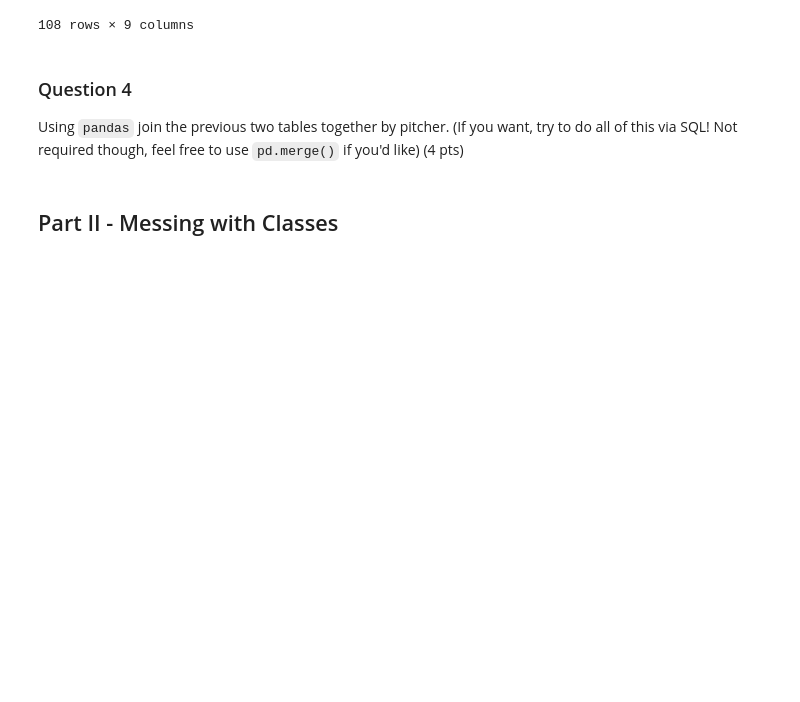
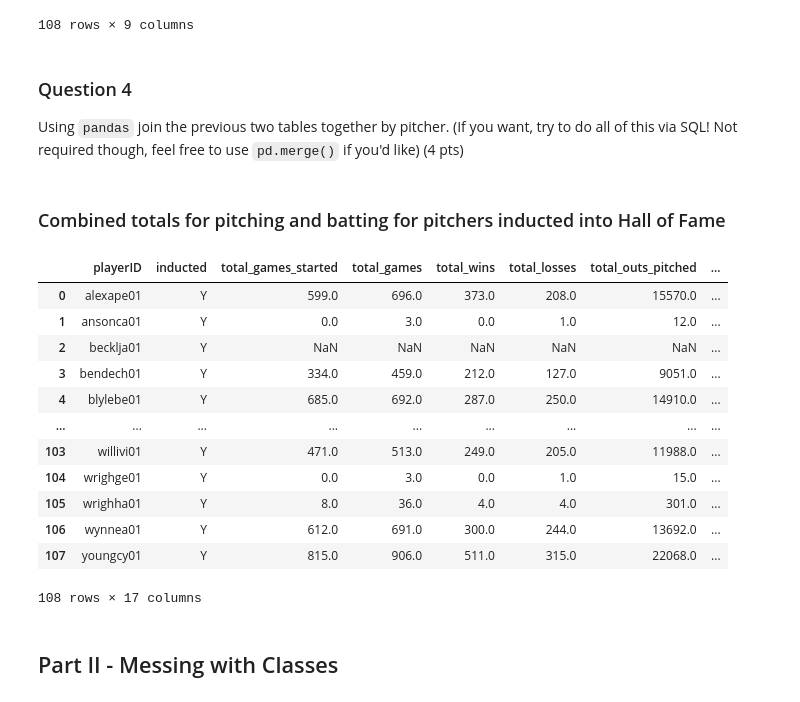
Before and after one commit to pressleydavid/hw5, a Jupyter notebook: HW6_ST554_DavidPressley.ipynb, the cells around one changed output. Saved outputs shown, nothing was run; the diff lists cells and outputs as text; code cells hidden in the pictures; blank space fills up the shorter version.

```diff
--- a/HW6_ST554_DavidPressley.ipynb
+++ b/HW6_ST554_DavidPressley.ipynb
@@ -158,6 +158,30 @@ display(hof_pitch_bat_stat)
 # %% [markdown]
 ### Question 4
 Using `pandas` join the previous two tables together by pitcher. (If you want, try to do all of this via SQL! Not required though, feel free to use `pd.merge()` if you'd like) (4 pts)
+# %%
+combined_hof_stats = pd.merge(
+    hof_pitchers,
+    hof_pitch_bat_stat,
+    on = ['playerID','inducted'],
+    how = 'outer'
+)
+display(Markdown(f"### Combined totals for pitching and batting for pitchers inducted into Hall of Fame"))
+display(combined_hof_stats)
+# %% [output]
+### Combined totals for pitching and batting for pitchers inducted into Hall of Fame
+|  | playerID | inducted | total_games_started | total_games | total_wins | total_losses | total_outs_pitched | ... |
+| 0 | alexape01 | Y | 599.0 | 696.0 | 373.0 | 208.0 | 15570.0 | ... |
+| 1 | ansonca01 | Y | 0.0 | 3.0 | 0.0 | 1.0 | 12.0 | ... |
+| 2 | becklja01 | Y | NaN | NaN | NaN | NaN | NaN | ... |
+| 3 | bendech01 | Y | 334.0 | 459.0 | 212.0 | 127.0 | 9051.0 | ... |
+| 4 | blylebe01 | Y | 685.0 | 692.0 | 287.0 | 250.0 | 14910.0 | ... |
+| ... | ... | ... | ... | ... | ... | ... | ... | ... |
+| 103 | willivi01 | Y | 471.0 | 513.0 | 249.0 | 205.0 | 11988.0 | ... |
+| 104 | wrighge01 | Y | 0.0 | 3.0 | 0.0 | 1.0 | 15.0 | ... |
+| 105 | wrighha01 | Y | 8.0 | 36.0 | 4.0 | 4.0 | 301.0 | ... |
+| 106 | wynnea01 | Y | 612.0 | 691.0 | 300.0 | 244.0 | 13692.0 | ... |
+| 107 | youngcy01 | Y | 815.0 | 906.0 | 511.0 | 315.0 | 22068.0 | ... |
+108 rows × 17 columns
 # %% [markdown]
 ## Part II - Messing with Classes
 # %% [markdown]
```
